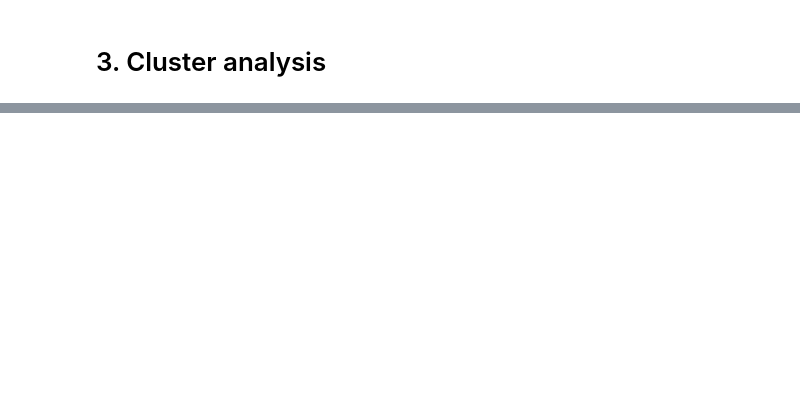
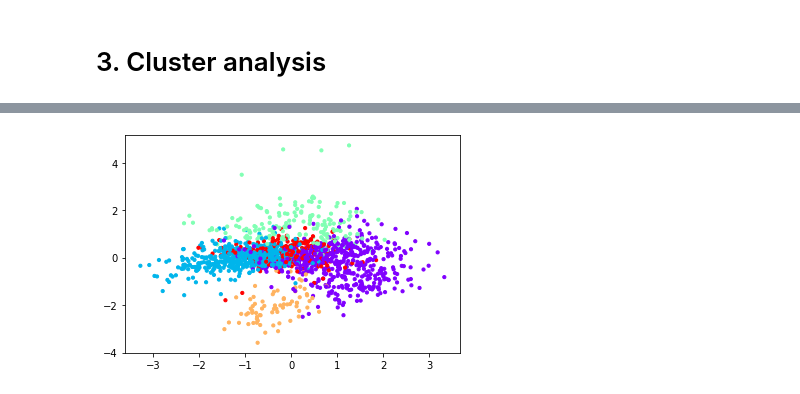
Before and after one commit to Complexio/Vistelius_1995_OCR, a Jupyter notebook: _ANALYSIS/3_Cluster_analysis.ipynb, the cells around one changed output, grey strips where cells are left out. Saved outputs shown, nothing was run; the diff lists cells and outputs as text; code cells hidden in the pictures; blank space fills up the shorter version.

```diff
--- a/_ANALYSIS/3_Cluster_analysis.ipynb
+++ b/_ANALYSIS/3_Cluster_analysis.ipynb
@@ -60,0 +76,5 @@ plt.show()
+# %%
+plt.scatter(X[:,0], X[:,1], c=cluster.labels_, cmap='rainbow', s=10)
+plt.show();
+# %% [output]
+[figure, added]
```
Also changed, not shown: parts of 13 cells of this notebook.
